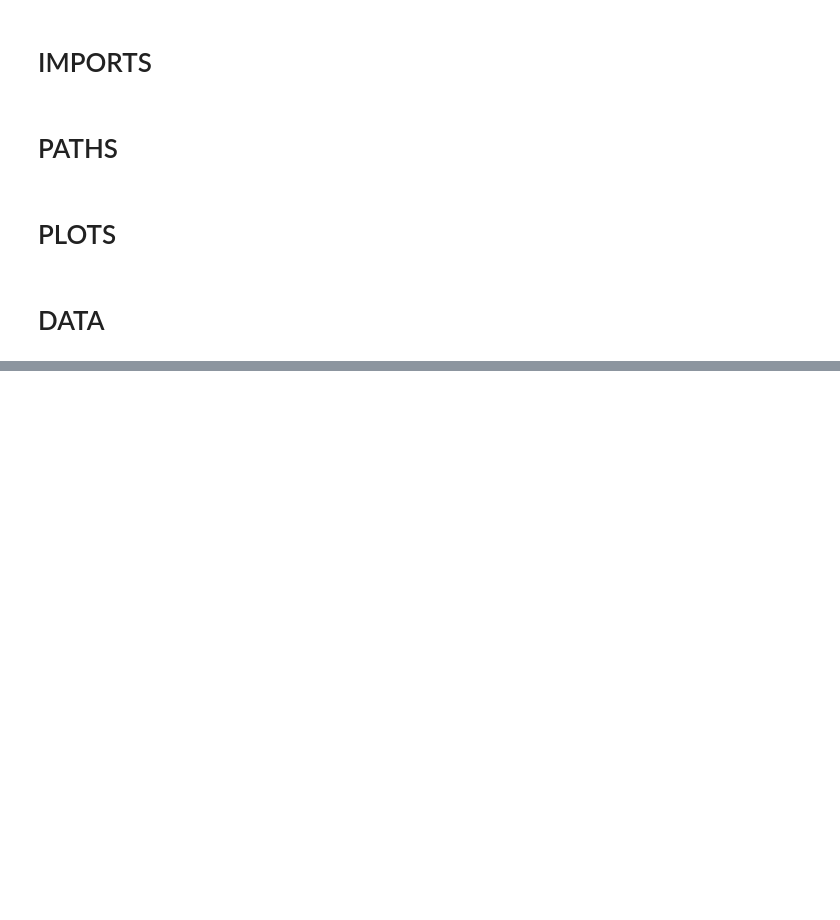
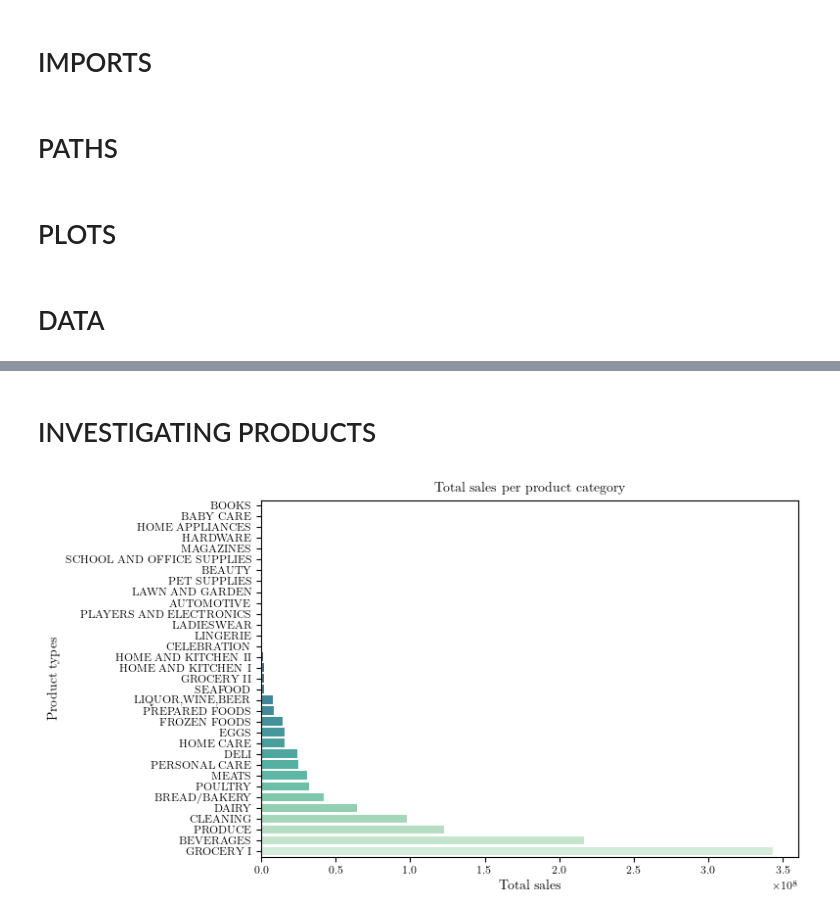
Before and after one commit to bertlem/kaggle-store-sales-ts-forecasting, a Jupyter notebook: data_exploration.ipynb, the cells around one changed output, grey strips where cells are left out. Saved outputs shown, nothing was run; the diff lists cells and outputs as text; code cells hidden in the pictures; blank space fills up the shorter version.

```diff
--- a/data_exploration.ipynb
+++ b/data_exploration.ipynb
@@ -92,0 +130,22 @@ def heatmap(piv, xlab, ylab, title, path, filename, cm):
+# %%
+def barploth(df, group, col, xlab, ylab, title, path, filename, cm):
+
+    # df: dataframe. must contain the columns: group, and col
+    # group: the df column one wants to groupby
+    # col: the df column one wants to investigate
+
+    temp = df.groupby(by=[str(group)])[str(col)].sum().reset_index().sort_values(by=[str(col)], ascending=True).copy()
+
+    fig = plt.figure(figsize=(18*cm, 12*cm))
+
+    ax=sns.barplot(data=temp, x=str(col), y=str(group), orient='h', palette='mako')
+    # horizontal orientation makes it easier to deal with labels
+
+    ax.set_xlabel(xlab)
+    ax.set_ylabel(ylab)
+    ax.set_title(title)
+
+    plt.show()
+    fig.tight_layout()
+    file = path / str(filename)
+    fig.savefig(file, format='pdf')
@@ -124,0 +186,7 @@ ind                                  ...
+# %% [markdown]
+# INVESTIGATING PRODUCTS
+# %%
+barploth(data, 'family', 'sales', r'Total sales', r'Product types', 'Total sales per product category', \
+         path_plots, 'Total sales per product category.pdf', cm)
+# %% [output]
+[figure, added]
```
Also changed, not shown: parts of 53 cells of this notebook, 12 other files.
